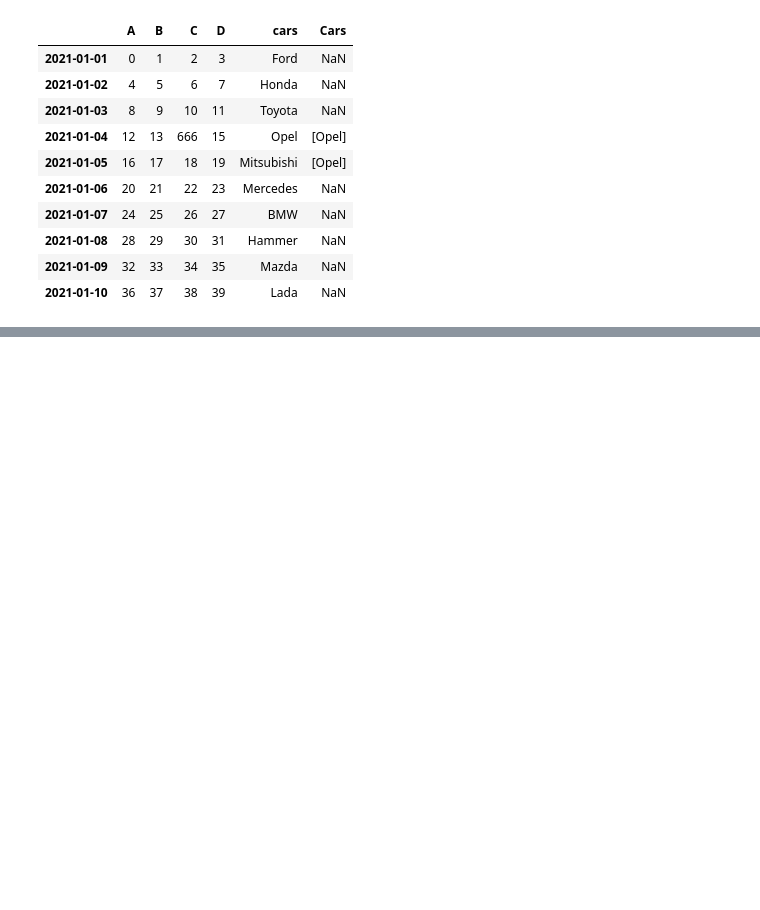
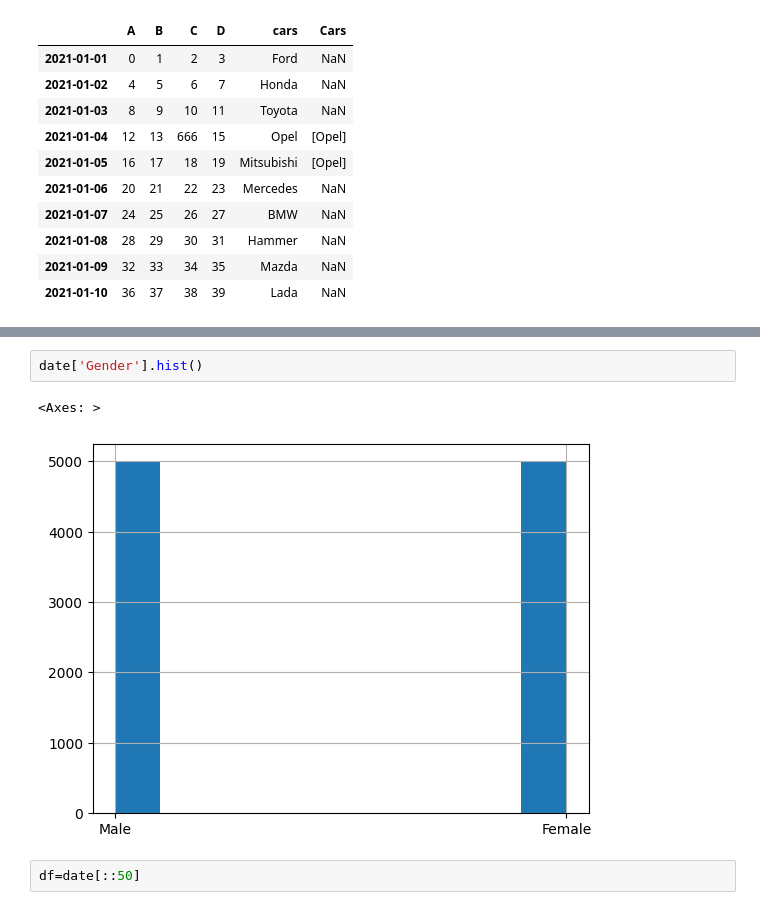
Before and after one commit to ainos007/SQL, a Jupyter notebook: Untitled0.ipynb, the cells around one changed output, grey strips where cells are left out. Saved outputs shown, nothing was run; the diff lists cells and outputs as text; blank space fills up the shorter version.

```diff
--- a/Untitled0.ipynb
+++ b/Untitled0.ipynb
@@ -243,0 +276,7 @@ ave_df_cars
+# %%
+date['Gender'].hist()
+# %% [output]
+<Axes: >
+[figure, added]
+# %%
+df=date[::50]
```
Also changed, not shown: parts of 18 cells of this notebook.
